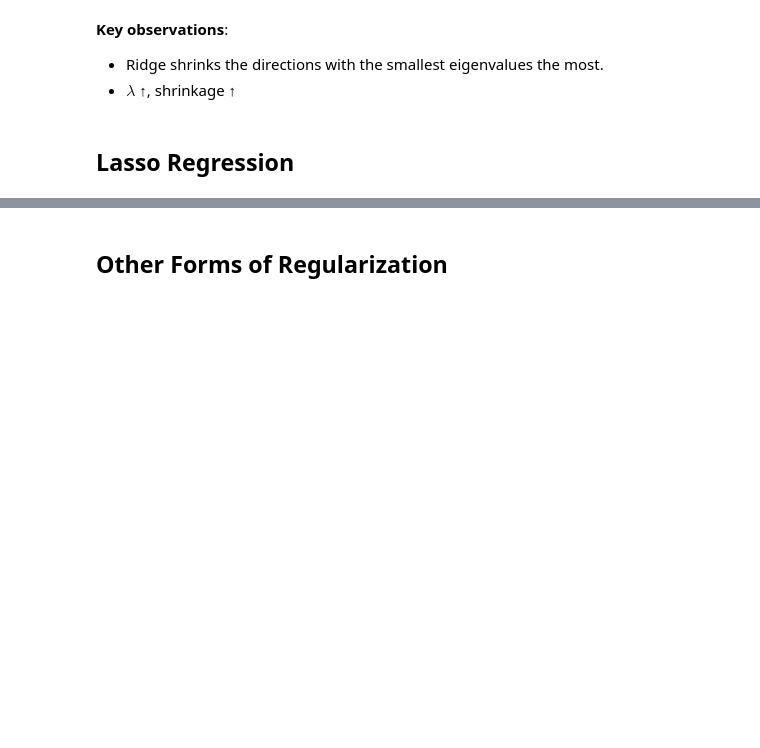
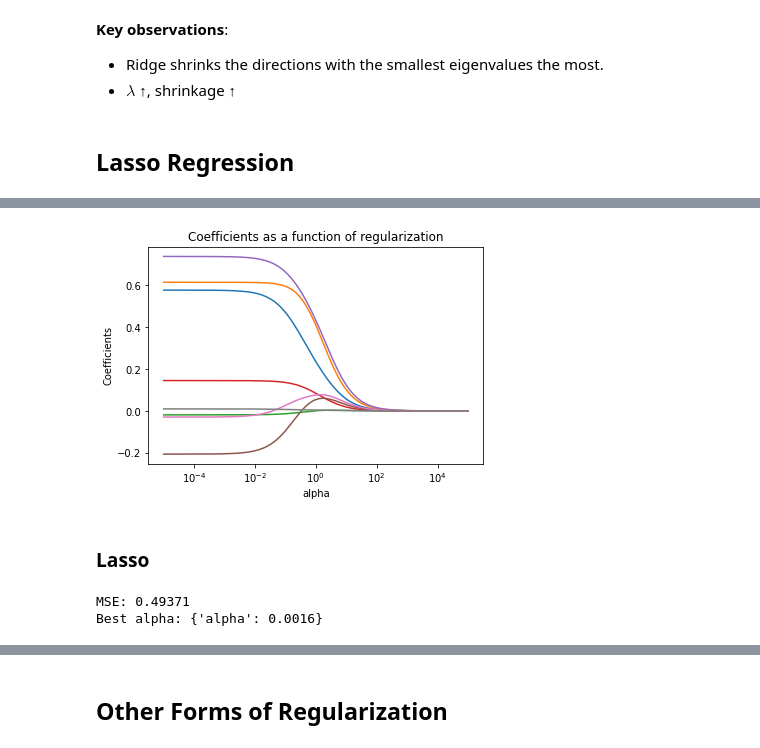
Before and after one commit to Imperial-College-Data-Science-Society/workshops, a Jupyter notebook: notebooks/workshop-7/regularization.ipynb, the cells around one changed output, grey strips where cells are left out. Cells and saved outputs as stored; diff of their text form; code cells hidden in the pictures; blank space fills up the shorter version.

```diff
--- a/notebooks/workshop-7/regularization.ipynb
+++ b/notebooks/workshop-7/regularization.ipynb
@@ -157,0 +203,19 @@ $$
+# %%
+def fit_and_plot_hyperparams(model, alphas):
+    '''Plot paths of fitted coefficients for different
+    values of alpha.
+    '''
+    coefs = []
+    for a in alphas:
+        ridge = model.set_params(alpha=a)
+        ridge.fit(trainX, trainY)
+        coefs.append(ridge.coef_)
+
+    # Display results
+    ax = plt.gca()
+    ax.plot(alphas, coefs)
+    ax.set_xscale('log')
+    plt.xlabel('alpha')
+    plt.ylabel('Coefficients')
+    plt.title('Coefficients as a function of regularization')
+    plt.axis('tight')
@@ -157,0 +289,7 @@ $$
+# %%
+alphas = np.logspace(-5, 5, 200)
+fit_and_plot_hyperparams(Ridge(normalize=True), alphas = alphas)
+# %% [output]
+[figure, added]
+# %% [markdown]
+### Lasso
@@ -157,0 +304,10 @@ $$
+# %%
+lasso = lasso_res.best_estimator_
+lasso_predY = lasso.predict(testX)
+lasso_loss = mean_squared_error(testY, lasso_predY)
+
+print('MSE: %.5f' % lasso_loss)
+print('Best alpha: %s' % lasso_res.best_params_)
+# %% [output]
+MSE: 0.49371
+Best alpha: {'alpha': 0.0016}
```
Also changed, not shown: parts of 42 cells of this notebook, 10 other files.
